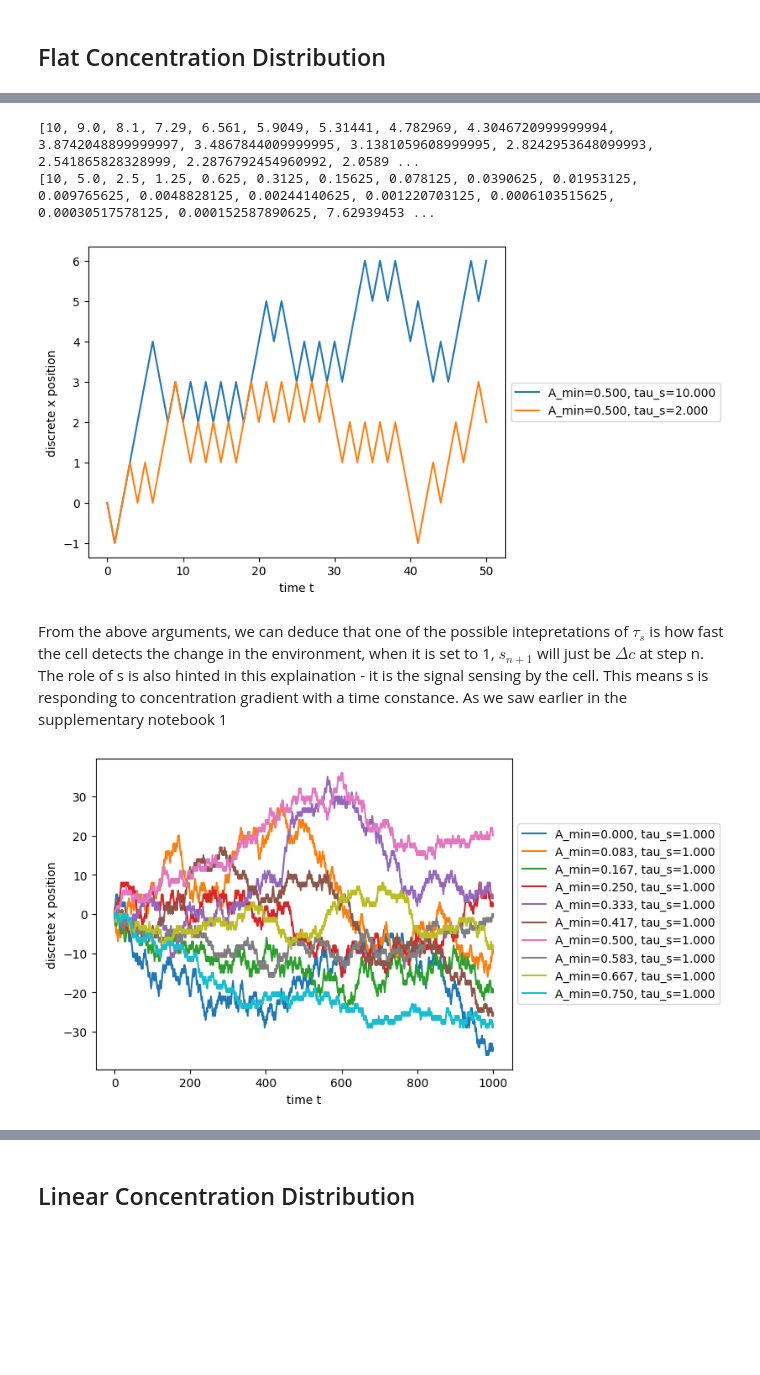
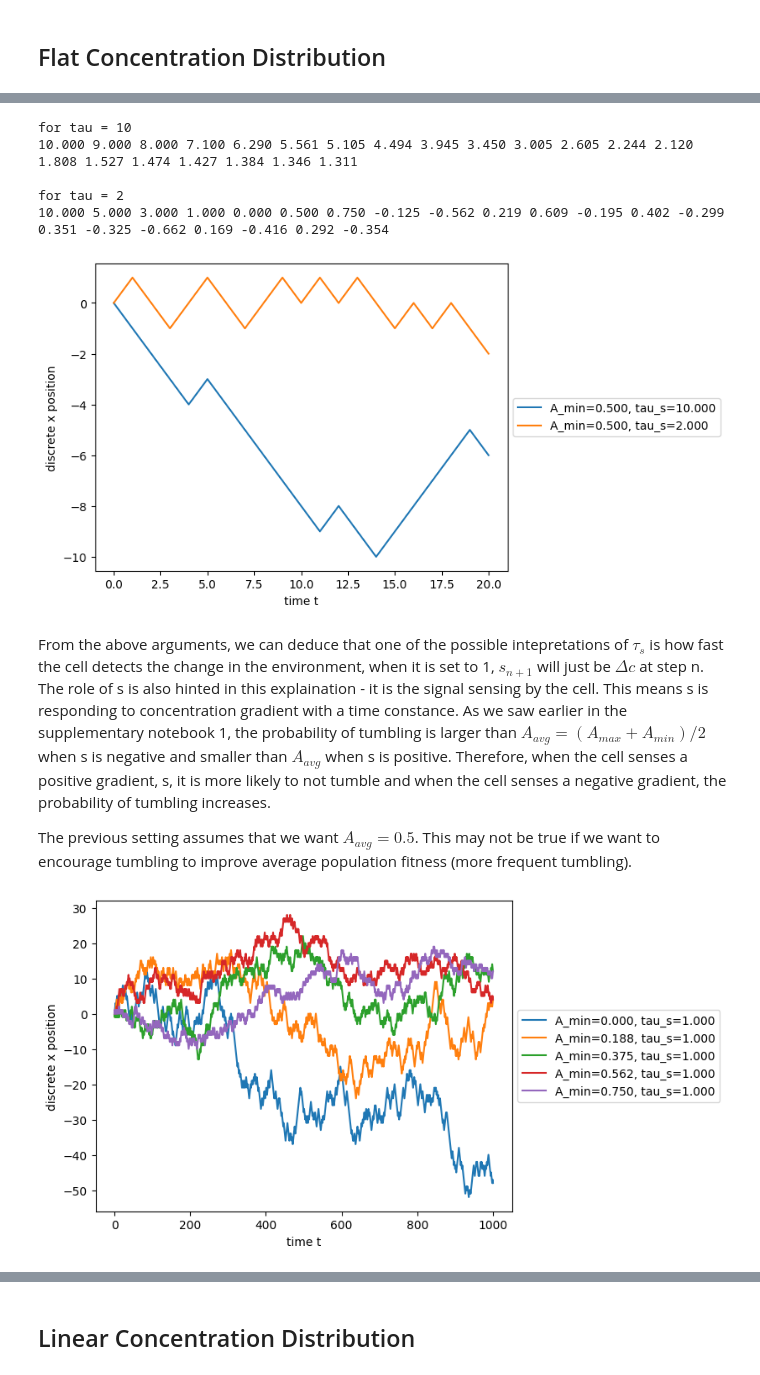
Before and after one commit to erezli/IIBCW_simplified_chemotaxis_model, a Jupyter notebook: CW1_simulation.ipynb, the cells around one changed output, grey strips where cells are left out. Saved outputs shown, nothing was run; the diff lists cells and outputs as text; code cells hidden in the pictures; blank space fills up the shorter version.

```diff
--- a/CW1_simulation.ipynb
+++ b/CW1_simulation.ipynb
@@ -52,21 +54,30 @@ We can see that $\tau_s$ plays no significant role when the concentration gradie
 %autoreload
 parameters['s'] = 10
 exp1_1 = Chemotaxis(**parameters)
-exp1_1.run_simulation(0.5, 10, no_steps=50)
-print(exp1_1.s_list)
-exp1_1.run_simulation(0.5, 2, no_steps=50)
-print(exp1_1.s_list)
+exp1_1.run_simulation(0.5, 10, no_steps=20)
+print("for tau = 10")
+[print('%.3f' % i, end=' ') for i in exp1_1.s_list]
+print("\n")
+exp1_1.run_simulation(0.5, 2, no_steps=20)
+print("for tau = 2")
+[print('%.3f' % j, end=' ') for j in exp1_1.s_list]
+print(" ")
 # %% [output]
-[10, 9.0, 8.1, 7.29, 6.561, 5.9049, 5.31441, 4.782969, 4.3046720999999994, 3.8742048899999997, 3.4867844009999995, 3.1381059608999995, 2.8242953648099993, 2.541865828328999, 2.2876792454960992, 2.0589 ...
-[10, 5.0, 2.5, 1.25, 0.625, 0.3125, 0.15625, 0.078125, 0.0390625, 0.01953125, 0.009765625, 0.0048828125, 0.00244140625, 0.001220703125, 0.0006103515625, 0.00030517578125, 0.000152587890625, 7.62939453 ...
+for tau = 10
+10.000 9.000 8.000 7.100 6.290 5.561 5.105 4.494 3.945 3.450 3.005 2.605 2.244 2.120 1.808 1.527 1.474 1.427 1.384 1.346 1.311
+
+for tau = 2
+10.000 5.000 3.000 1.000 0.000 0.500 0.750 -0.125 -0.562 0.219 0.609 -0.195 0.402 -0.299 0.351 -0.325 -0.662 0.169 -0.416 0.292 -0.354
-[figure, old version]
+[figure, new version]
 # %% [markdown]
-From the above arguments, we can deduce that one of the possible intepretations of $\tau_s$ is how fast the cell detects the change in the environment, when it is set to 1, $s_{n+1}$ will just be $\Delta c$ at step n. The role of s is also hinted in this explaination - it is the signal sensing by the cell. This means s is responding to concentration gradient with a time constance. As we saw earlier in the supplementary notebook 1
+From the above arguments, we can deduce that one of the possible intepretations of $\tau_s$ is how fast the cell detects the change in the environment, when it is set to 1, $s_{n+1}$ will just be $\Delta c$ at step n. The role of s is also hinted in this explaination - it is the signal sensing by the cell. This means s is responding to concentration gradient with a time constance. As we saw earlier in the supplementary notebook 1, the probability of tumbling is larger than $A_{avg} = (A_{max} + A_{min})/2$ when s is negative and smaller than $A_{avg}$ when s is positive. Therefore, when the cell senses a positive gradient, s, it is more likely to not tumble and when the cell senses a negative gradient, the probability of tumbling increases.
+
+The previous setting assumes that we want $A_{avg} = 0.5$. This may not be true if we want to encourage tumbling to improve average population fitness (more frequent tumbling).
 # %%
 %autoreload
-N = 10
+N = 5
 A_min = [i for i in np.linspace(0, 0.75, N)]
 tau_s = [1] * N
 exp1.plt_multiple_traj(N, A_min, tau_s, no_steps=1000)
 # %% [output]
-[figure, old version]
+[figure, new version]
```
Also changed, not shown: parts of 14 cells of this notebook, 1 other file.
